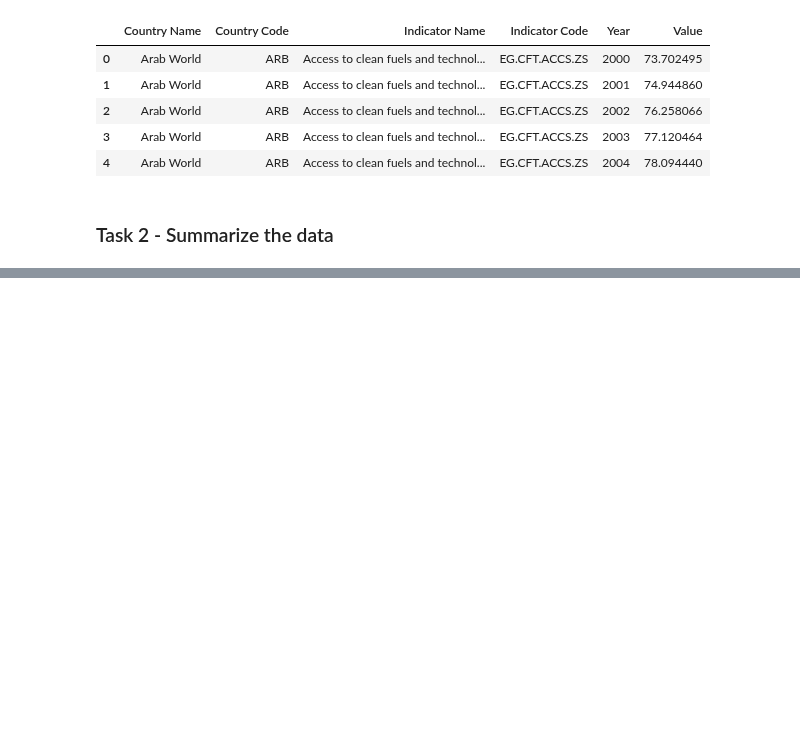
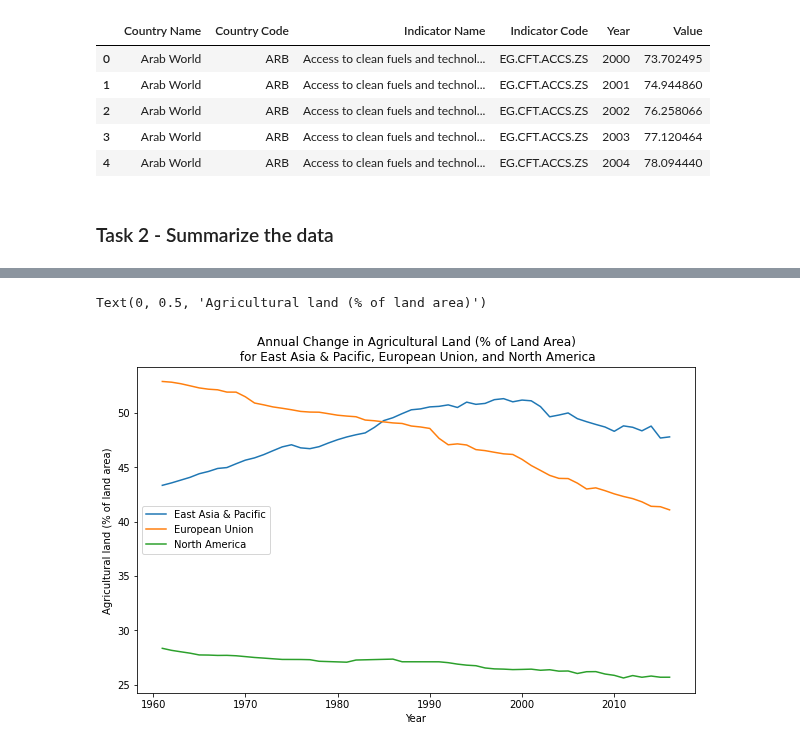
Before and after one commit to scimaksim/Python_graduate_coursework, a Jupyter notebook: HW4/Nikiforov_Assignment_4.ipynb, the cells around one changed output, grey strips where cells are left out. Saved outputs shown, nothing was run; the diff lists cells and outputs as text; code cells hidden in the pictures; blank space fills up the shorter version.

```diff
--- a/HW4/Nikiforov_Assignment_4.ipynb
+++ b/HW4/Nikiforov_Assignment_4.ipynb
@@ -362,0 +359,14 @@ world_dev_indicators.head()
+# %%
+# Subset data frame to include only agricultural land (% of land area) for
+# North America, European Union, and East Asia & Pacific
+agricultural_land = world_dev_indicators[(world_dev_indicators['Indicator Name'] == 'Agricultural land (% of land area)') & \
+                                         ((world_dev_indicators['Country Name'] == 'North America') | \
+                                          (world_dev_indicators['Country Name'] == 'European Union') | \
+                                          (world_dev_indicators['Country Name'] == 'East Asia & Pacific')
+                                         )]
+
+# Exclude all columns other than "Country Name", "Year", "Value"
+agricultural_land = agricultural_land[["Country Name", "Year", "Value"]]
+
+# Show a few rows
+agricultural_land.head()
@@ -362,0 +380,12 @@ world_dev_indicators.head()
+# %%
+# The index of the data frame is plotted on the x-axis,
+# so set "Year" as the index
+agricultural_land.set_index("Year", inplace=True)
+
+# Create line plot
+agricultural_land.groupby("Country Name")["Value"].plot(legend=True, figsize=(10, 6))
+plt.title("Annual Change in Agricultural Land (% of Land Area)\n for East Asia & Pacific, European Union, and North America")
+plt.ylabel("Agricultural land (% of land area)")
+# %% [output]
+Text(0, 0.5, 'Agricultural land (% of land area)')
+[figure, added]
```
Also changed, not shown: parts of 23 cells of this notebook, 7 other files.
